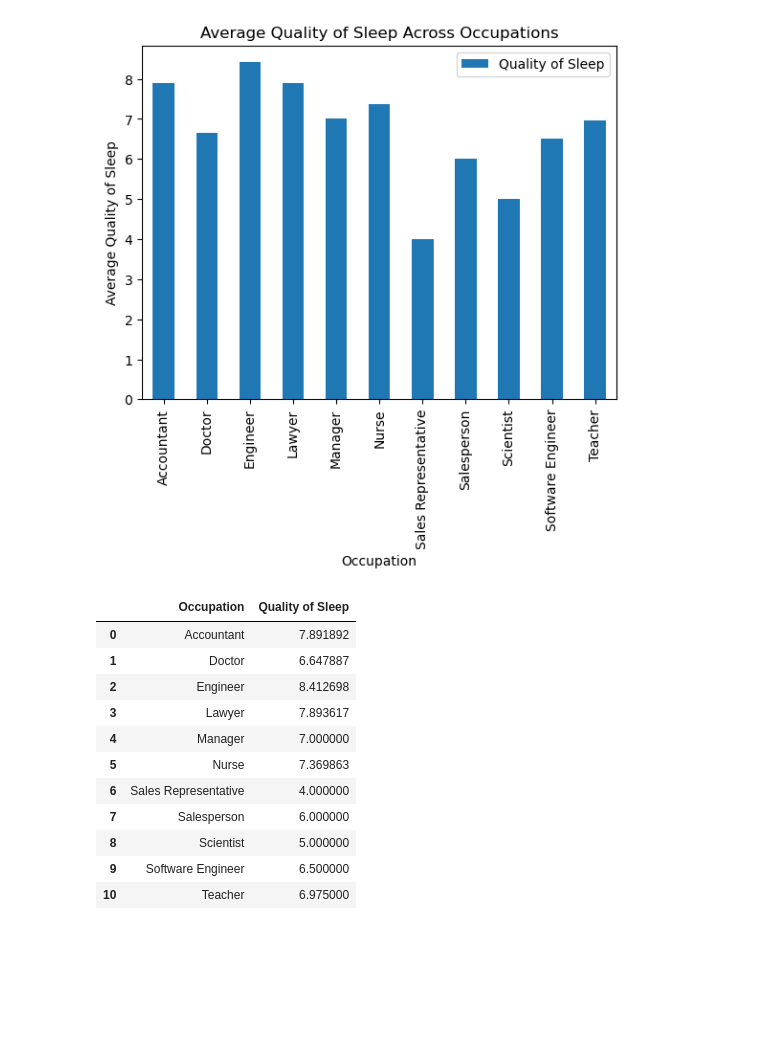
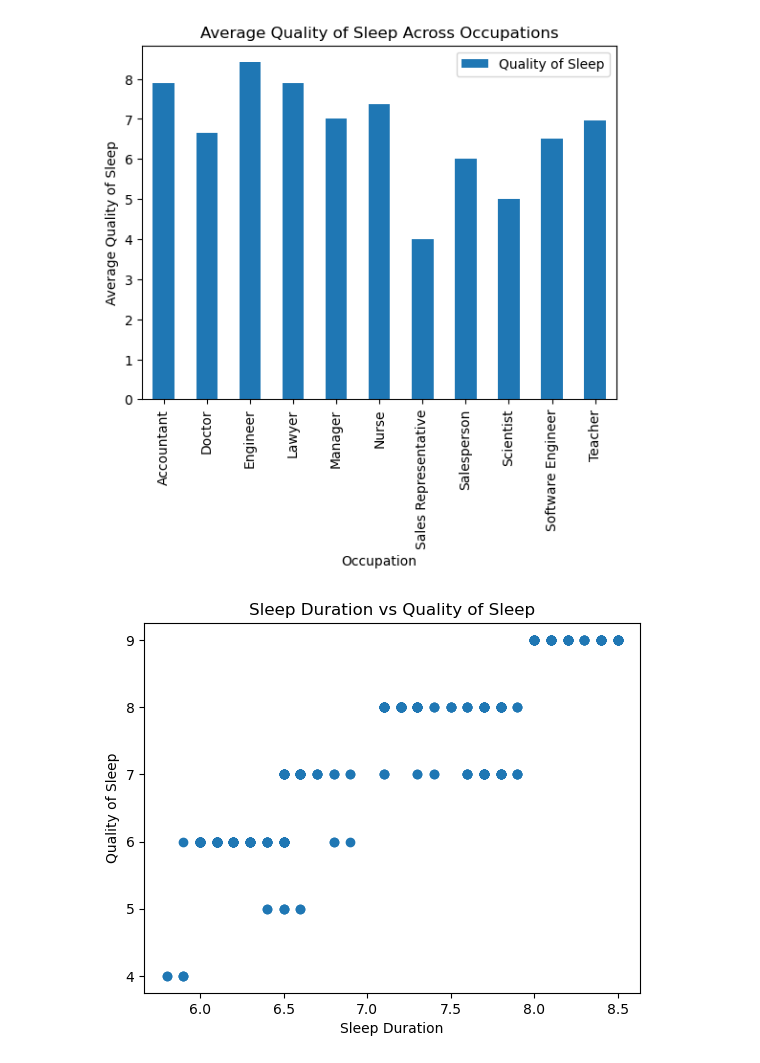
Before and after one commit to ycsara/SleepCycle, a Jupyter notebook: EDA.ipynb, the cells around one changed output. Cells and saved outputs as stored; diff of their text form; code cells hidden in the pictures; blank space fills up the shorter version.

```diff
--- a/EDA.ipynb
+++ b/EDA.ipynb
@@ -107,18 +107,11 @@ sleep_occ.plot(x='Occupation', y='Quality of Sleep',
 # %% [output]
 <Axes: title={'center': 'Average Quality of Sleep Across Occupations'}, xlabel='Occupation', ylabel='Average Quality of Sleep'>
 [figure]
-# %%
-sleep_occ
-# %% [output]
-|  | Occupation | Quality of Sleep |
-| 0 | Accountant | 7.891892 |
-| 1 | Doctor | 6.647887 |
-| 2 | Engineer | 8.412698 |
-| 3 | Lawyer | 7.893617 |
-| 4 | Manager | 7.000000 |
-| 5 | Nurse | 7.369863 |
-| 6 | Sales Representative | 4.000000 |
-| 7 | Salesperson | 6.000000 |
-| 8 | Scientist | 5.000000 |
-| 9 | Software Engineer | 6.500000 |
-| 10 | Teacher | 6.975000 |
+# %%
+plt.scatter(x=sh['Sleep Duration'], y=sh['Quality of Sleep'])
+plt.xlabel('Sleep Duration')
+plt.ylabel('Quality of Sleep')
+plt.title('Sleep Duration vs Quality of Sleep')
+plt.show()
+# %% [output]
+[figure, added]
```
